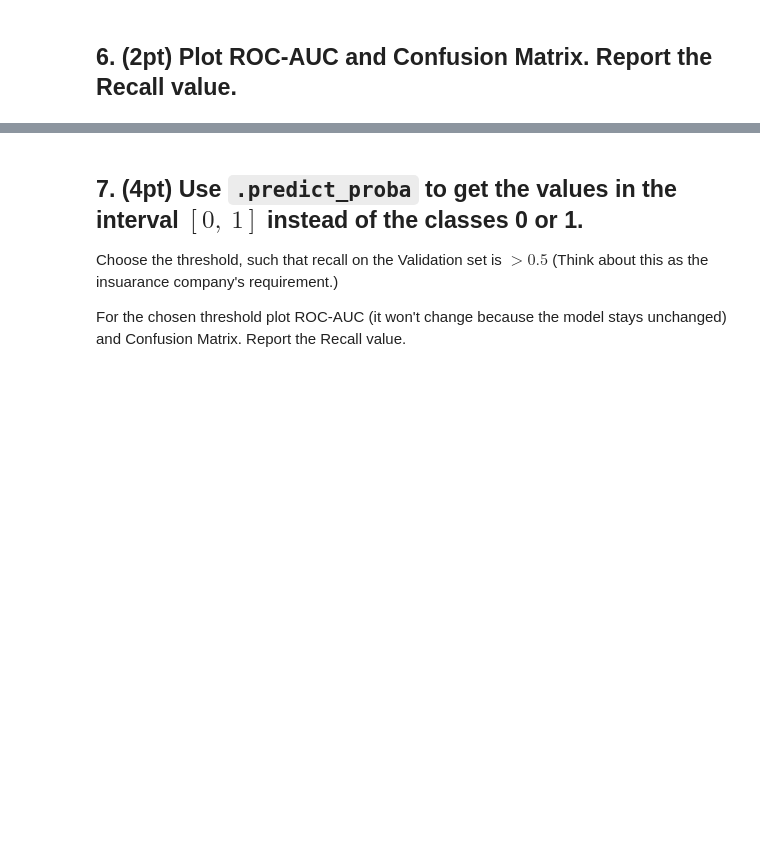
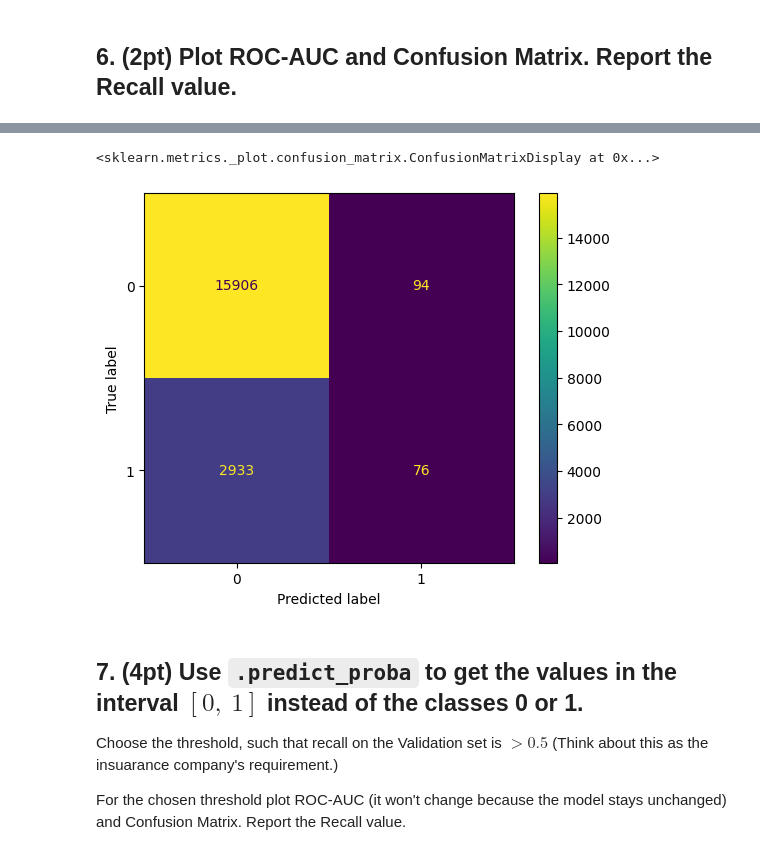
Before and after one commit to Nick-Azzarano/Machine-Learning-Practice, a Jupyter notebook: Spring2025/Homeworks/HW5.ipynb, the cells around one changed output, grey strips where cells are left out. Saved outputs shown, nothing was run; the diff lists cells and outputs as text; code cells hidden in the pictures; blank space fills up the shorter version.

```diff
--- a/Spring2025/Homeworks/HW5.ipynb
+++ b/Spring2025/Homeworks/HW5.ipynb
@@ -340,3 +348,9 @@ from sklearn.metrics import ConfusionMatrixDisplay, recall_score, RocCurveDispla
+# %%
+# Plot ROC-AUC and Confusion Matrix.
+ConfusionMatrixDisplay.from_predictions(y_val, pipeline.predict(X_val))
+# %% [output]
+<sklearn.metrics._plot.confusion_matrix.ConfusionMatrixDisplay at 0x...>
+[figure, added]
 # %% [markdown]
 ## 7. (4pt) Use `.predict_proba` to get the values in the interval $[0,\ 1]$ instead of the classes 0 or 1.
 
```
Also changed, not shown: parts of 2 cells of this notebook.
